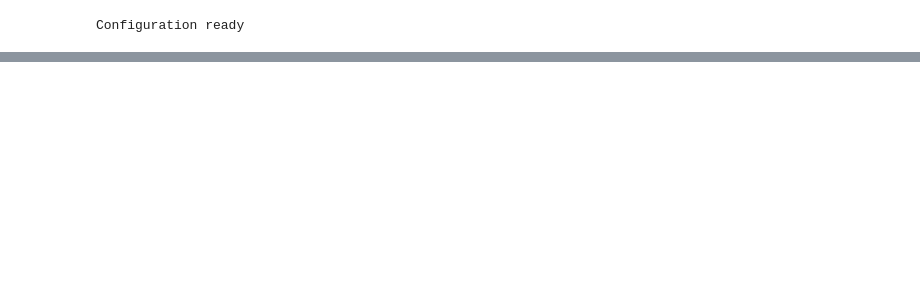
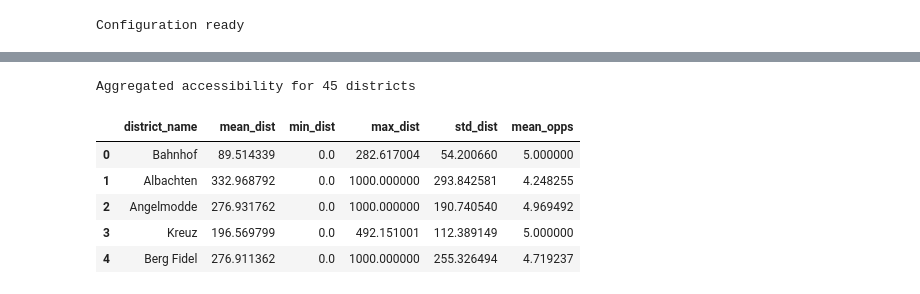
Before and after one commit to fillipefeitosa/spatialjustice_accessibility, a Jupyter notebook: notebooks/SocialAccessbility.ipynb, the cells around one changed output, grey strips where cells are left out. Cells and saved outputs as stored; diff of their text form; code cells hidden in the pictures; blank space fills up the shorter version.

```diff
--- a/notebooks/SocialAccessbility.ipynb
+++ b/notebooks/SocialAccessbility.ipynb
@@ -277,0 +364,72 @@ pois.head(3)
+# %%
+# ============================================================
+# STEP 6 — Aggregate node-level accessibility to districts
+# ============================================================
+
+def aggregate_to_districts(
+    gdf:           gpd.GeoDataFrame,
+    graph,
+    accessibility: pd.DataFrame,
+    district_col:  str = DISTRICT_NAME,
+) -> gpd.GeoDataFrame:
+    """
+    Aggregates node-level accessibility values to district polygons.
+
+    For each district we compute:
+        mean_dist   — average distance to nearest POI across all nodes
+        min_dist    — best access point in the district
+        max_dist    — worst access point in the district
+        std_dist    — internal inequality of access within the district
+        mean_opps   — average opportunity count (POIs reachable per node)
+
+    A large std_dist means the district has internally unequal access —
+    some residents are well served, others are not. This is invisible
+    if you only report mean_dist.
+
+    The spatial join uses EPSG:4326 because osmnx node coordinates
+    are in WGS84. The result is reprojected back to EPSG:25832.
+
+    Args:
+        gdf:           GeoDataFrame of district polygons in EPSG:25832
+        graph:         osmnx graph (used to retrieve node coordinates)
+        accessibility: DataFrame from compute_accessibility
+        district_col:  column name for district labels
+
+    Returns:
+        GeoDataFrame with one row per district and accessibility columns
+    """
+    nodes = ox.graph_to_gdfs(graph, nodes=True, edges=False)
+
+    nodes_gdf = gpd.GeoDataFrame(
+        accessibility,
+        geometry=gpd.points_from_xy(nodes["x"], nodes["y"]),
+        crs="EPSG:4326"
+    )
+
+    gdf_wgs84 = gdf[[district_col, "geometry"]].to_crs(epsg=4326)
+    joined    = gpd.sjoin(nodes_gdf, gdf_wgs84, how="left", predicate="within")
+
+    grouped = joined.groupby(district_col).agg(
+        mean_dist =("dist_1", "mean"),
+        min_dist  =("dist_1", "min"),
+        max_dist  =("dist_1", "max"),
+        std_dist  =("dist_1", "std"),
+        mean_opps =("opportunities", "mean"),
+    ).reset_index()
+
+    result = gdf.merge(grouped, on=district_col, how="left")
+
+    print(f"Aggregated accessibility for {grouped[district_col].nunique()} districts")
+    return result
+
+
+gdf_access = aggregate_to_districts(gdf, graph, accessibility)
+gdf_access[[DISTRICT_NAME, "mean_dist", "min_dist", "max_dist", "std_dist", "mean_opps"]].head()
+# %% [output]
+Aggregated accessibility for 45 districts
+|  | district_name | mean_dist | min_dist | max_dist | std_dist | mean_opps |
+| 0 | Bahnhof | 89.514339 | 0.0 | 282.617004 | 54.200660 | 5.000000 |
+| 1 | Albachten | 332.968792 | 0.0 | 1000.000000 | 293.842581 | 4.248255 |
+| 2 | Angelmodde | 276.931762 | 0.0 | 1000.000000 | 190.740540 | 4.969492 |
+| 3 | Kreuz | 196.569799 | 0.0 | 492.151001 | 112.389149 | 5.000000 |
+| 4 | Berg Fidel | 276.911362 | 0.0 | 1000.000000 | 255.326494 | 4.719237 |
```
Also changed, not shown: parts of 13 cells of this notebook, 3 other files.
